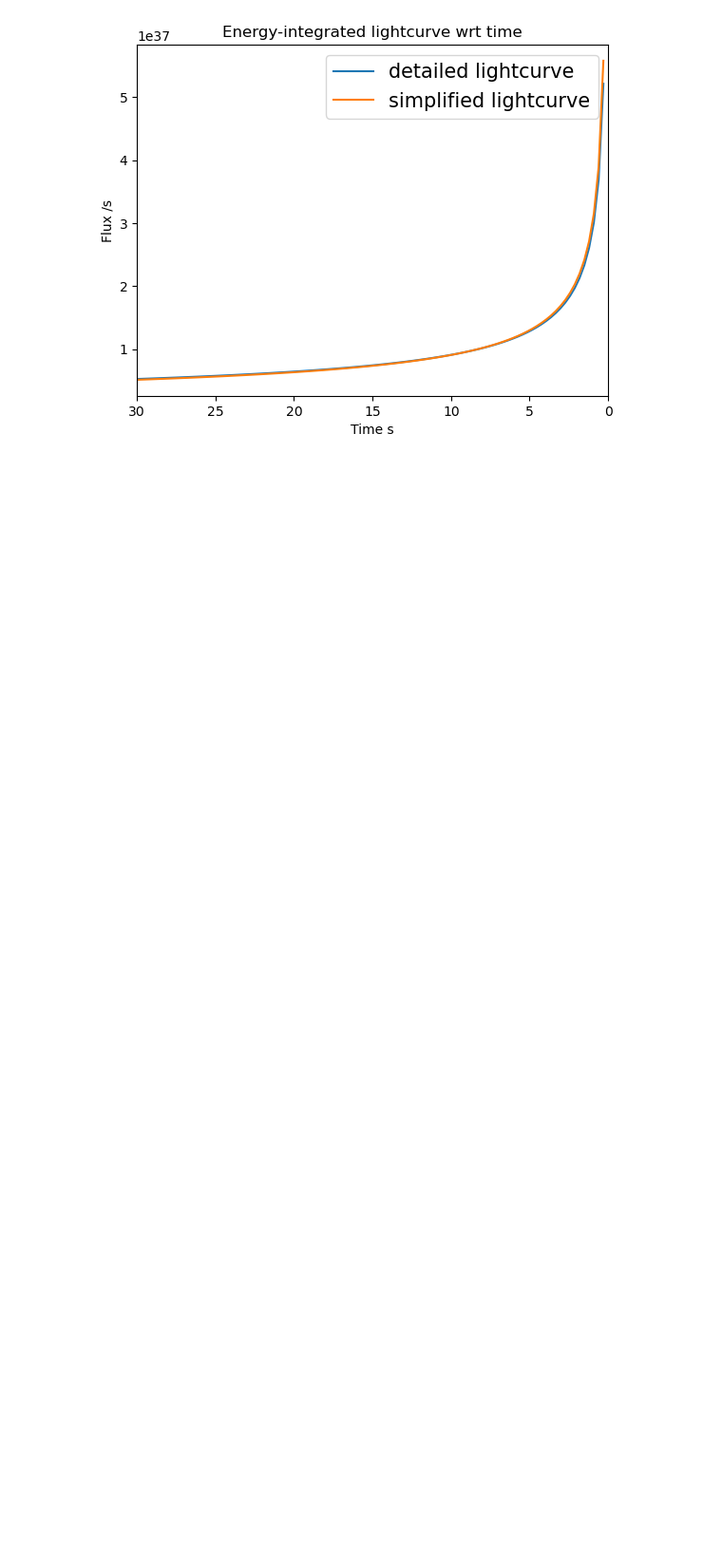
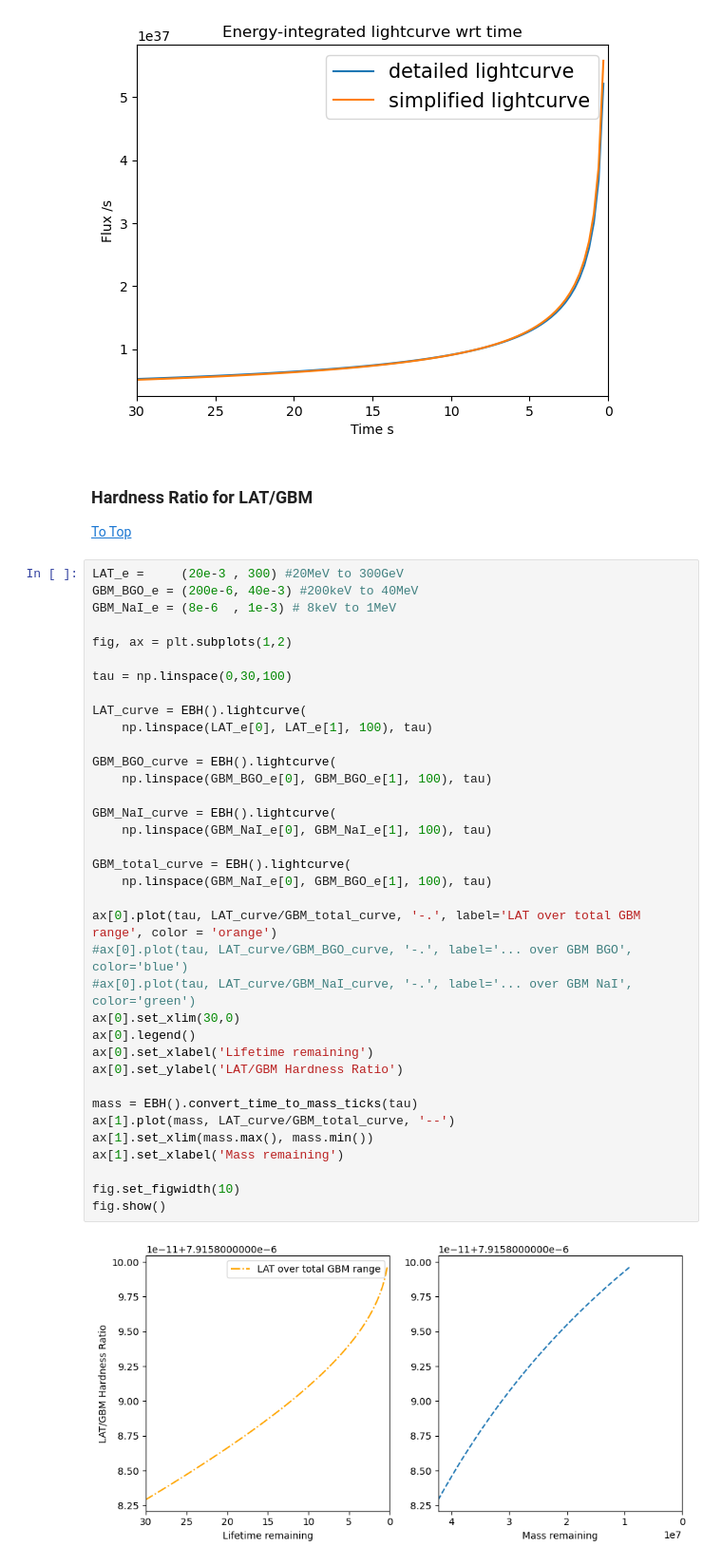
Before and after one commit to xboluna/Research, a Jupyter notebook: BHRad/Modelling.ipynb, the cells around one changed output. Shown at 95% size. Drawn from its saved outputs; the diff is of its cells as text; blank space fills up the shorter version.

Commit message:
Trying to reproduce hardness calc

```diff
--- a/BHRad/Modelling.ipynb
+++ b/BHRad/Modelling.ipynb
@@ -161,3 +183,44 @@ ax.legend(prop={'size':15})
 plt.show()
 # %% [output]
 [figure]
+# %% [markdown]
+### <span id='hard'>Hardness Ratio for LAT/GBM</span>
+[To Top](#top)
+# %%
+LAT_e =     (20e-3 , 300) #20MeV to 300GeV
+GBM_BGO_e = (200e-6, 40e-3) #200keV to 40MeV
+GBM_NaI_e = (8e-6  , 1e-3) # 8keV to 1MeV
+
+fig, ax = plt.subplots(1,2)
+
+tau = np.linspace(0,30,100)
+
+LAT_curve = EBH().lightcurve(
+    np.linspace(LAT_e[0], LAT_e[1], 100), tau)
+
+GBM_BGO_curve = EBH().lightcurve(
+    np.linspace(GBM_BGO_e[0], GBM_BGO_e[1], 100), tau)
+
+GBM_NaI_curve = EBH().lightcurve(
+    np.linspace(GBM_NaI_e[0], GBM_NaI_e[1], 100), tau)
+
+GBM_total_curve = EBH().lightcurve(
+    np.linspace(GBM_NaI_e[0], GBM_BGO_e[1], 100), tau)
+
+ax[0].plot(tau, LAT_curve/GBM_total_curve, '-.', label='LAT over total GBM range', color = 'orange')
+#ax[0].plot(tau, LAT_curve/GBM_BGO_curve, '-.', label='... over GBM BGO', color='blue')
+#ax[0].plot(tau, LAT_curve/GBM_NaI_curve, '-.', label='... over GBM NaI', color='green')
+ax[0].set_xlim(30,0)
+ax[0].legend()
+ax[0].set_xlabel('Lifetime remaining')
+ax[0].set_ylabel('LAT/GBM Hardness Ratio')
+
+mass = EBH().convert_time_to_mass_ticks(tau)
+ax[1].plot(mass, LAT_curve/GBM_total_curve, '--')
+ax[1].set_xlim(mass.max(), mass.min())
+ax[1].set_xlabel('Mass remaining')
+
+fig.set_figwidth(10)
+fig.show()
+# %% [output]
+[figure, added]
```
Also changed, not shown: parts of 5 cells of this notebook.
